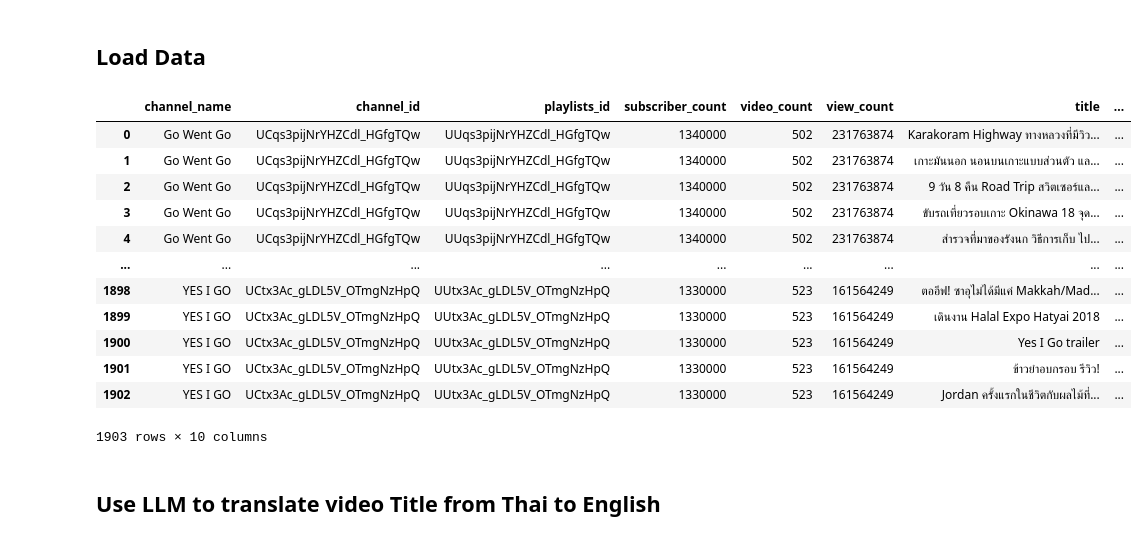
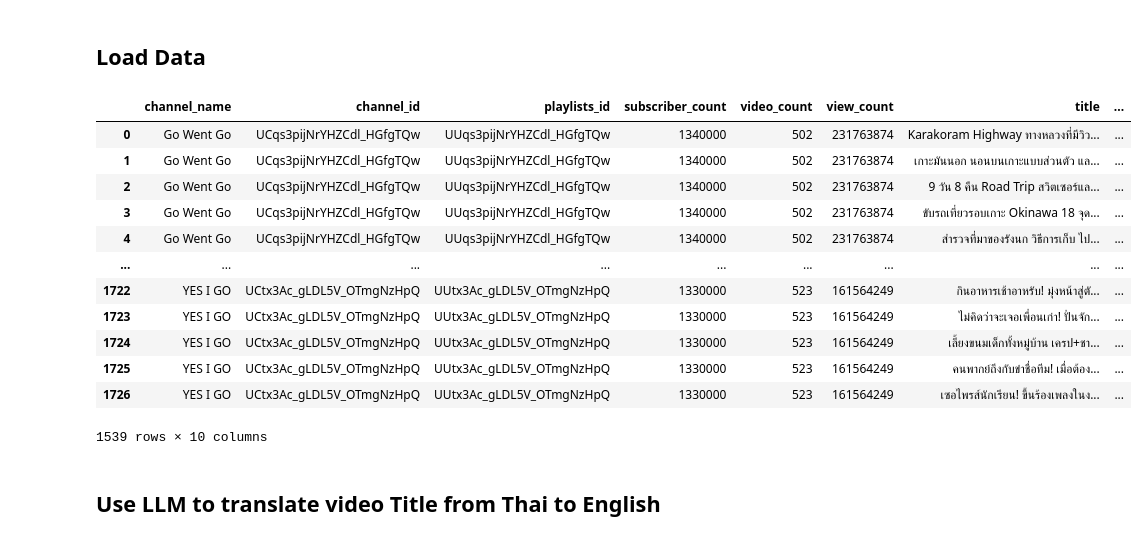
Before and after one commit to chayaphon/DADS5001, a Jupyter notebook: Project/Sources/Back-End/llm.ipynb, the cells around one changed output. Cells and saved outputs as stored; diff of their text form; code cells hidden in the pictures.

```diff
--- a/Project/Sources/Back-End/llm.ipynb
+++ b/Project/Sources/Back-End/llm.ipynb
@@ -33,21 +33,23 @@ def sentiment_predict(text):
 ## Load Data
 # %%
 df = pd.read_csv('../Data/data.csv')
+df['publishedAt'] = pd.to_datetime(df['publishedAt'])
+df = df[df['publishedAt'].dt.year >= 2018]
 df
 # %% [output]
 |  | channel_name | channel_id | playlists_id | subscriber_count | video_count | view_count | title | ... |
 | 0 | Go Went Go | UCqs3pijNrYHZCdl_HGfgTQw | UUqs3pijNrYHZCdl_HGfgTQw | 1340000 | 502 | 231763874 | Karakoram Highway ทางหลวงที่มีวิว... | ... |
 | 1 | Go Went Go | UCqs3pijNrYHZCdl_HGfgTQw | UUqs3pijNrYHZCdl_HGfgTQw | 1340000 | 502 | 231763874 | เกาะมันนอก นอนบนเกาะแบบส่วนตัว แล... | ... |
 | 2 | Go Went Go | UCqs3pijNrYHZCdl_HGfgTQw | UUqs3pijNrYHZCdl_HGfgTQw | 1340000 | 502 | 231763874 | 9 วัน 8 คืน Road Trip สวิตเซอร์แล... | ... |
 | 3 | Go Went Go | UCqs3pijNrYHZCdl_HGfgTQw | UUqs3pijNrYHZCdl_HGfgTQw | 1340000 | 502 | 231763874 | ขับรถเที่ยวรอบเกาะ Okinawa 18 จุด... | ... |
 | 4 | Go Went Go | UCqs3pijNrYHZCdl_HGfgTQw | UUqs3pijNrYHZCdl_HGfgTQw | 1340000 | 502 | 231763874 | สำรวจที่มาของรังนก วิธีการเก็บ ไป... | ... |
 | ... | ... | ... | ... | ... | ... | ... | ... | ... |
-| 1898 | YES I GO | UCtx3Ac_gLDL5V_OTmgNzHpQ | UUtx3Ac_gLDL5V_OTmgNzHpQ | 1330000 | 523 | 161564249 | ตออีฟ! ซาอุไม่ได้มีแค่ Makkah/Mad... | ... |
-| 1899 | YES I GO | UCtx3Ac_gLDL5V_OTmgNzHpQ | UUtx3Ac_gLDL5V_OTmgNzHpQ | 1330000 | 523 | 161564249 | เดินงาน Halal Expo Hatyai 2018 | ... |
-| 1900 | YES I GO | UCtx3Ac_gLDL5V_OTmgNzHpQ | UUtx3Ac_gLDL5V_OTmgNzHpQ | 1330000 | 523 | 161564249 | Yes I Go trailer | ... |
-| 1901 | YES I GO | UCtx3Ac_gLDL5V_OTmgNzHpQ | UUtx3Ac_gLDL5V_OTmgNzHpQ | 1330000 | 523 | 161564249 | ข้าวยำอบกรอบ รีวิว! | ... |
-| 1902 | YES I GO | UCtx3Ac_gLDL5V_OTmgNzHpQ | UUtx3Ac_gLDL5V_OTmgNzHpQ | 1330000 | 523 | 161564249 | Jordan ครั้งแรกในชีวิตกับผลไม้ที่... | ... |
+| 1722 | YES I GO | UCtx3Ac_gLDL5V_OTmgNzHpQ | UUtx3Ac_gLDL5V_OTmgNzHpQ | 1330000 | 523 | 161564249 | กินอาหารเช้าอาหรับ! มุ่งหน้าสู่ตั... | ... |
+| 1723 | YES I GO | UCtx3Ac_gLDL5V_OTmgNzHpQ | UUtx3Ac_gLDL5V_OTmgNzHpQ | 1330000 | 523 | 161564249 | ไม่คิดว่าจะเจอเพื่อนเก่า! ปั่นจัก... | ... |
+| 1724 | YES I GO | UCtx3Ac_gLDL5V_OTmgNzHpQ | UUtx3Ac_gLDL5V_OTmgNzHpQ | 1330000 | 523 | 161564249 | เลี้ยงขนมเด็กทั้งหมู่บ้าน เครป+ชา... | ... |
+| 1725 | YES I GO | UCtx3Ac_gLDL5V_OTmgNzHpQ | UUtx3Ac_gLDL5V_OTmgNzHpQ | 1330000 | 523 | 161564249 | คนพากย์ถึงกับขำชื่อทีม! เมื่อต้อง... | ... |
+| 1726 | YES I GO | UCtx3Ac_gLDL5V_OTmgNzHpQ | UUtx3Ac_gLDL5V_OTmgNzHpQ | 1330000 | 523 | 161564249 | เซอไพรส์นักเรียน! ขึ้นร้องเพลงในง... | ... |
-1903 rows × 10 columns
+1539 rows × 10 columns
 # %% [markdown]
 ## Use LLM to translate video Title from Thai to English
 # %%
```
Also changed, not shown: 3 other files.
